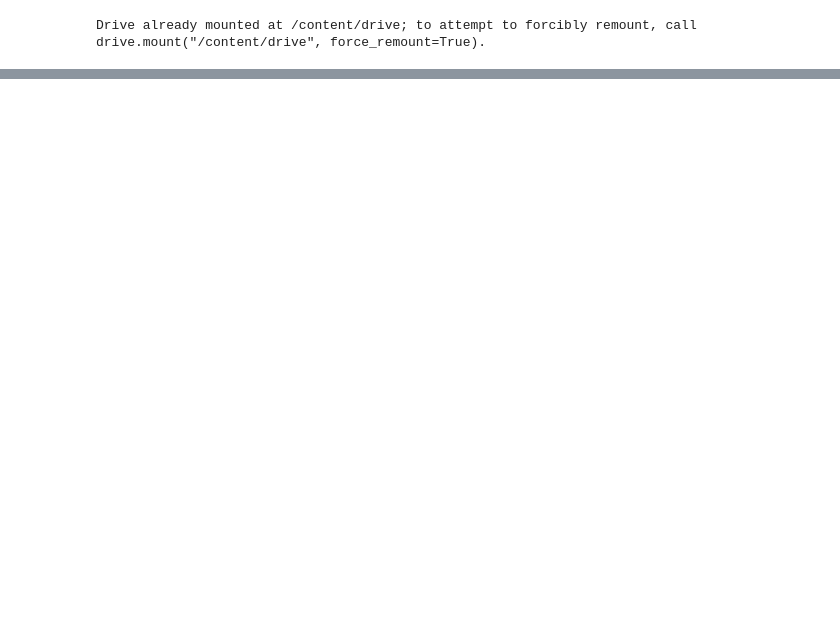
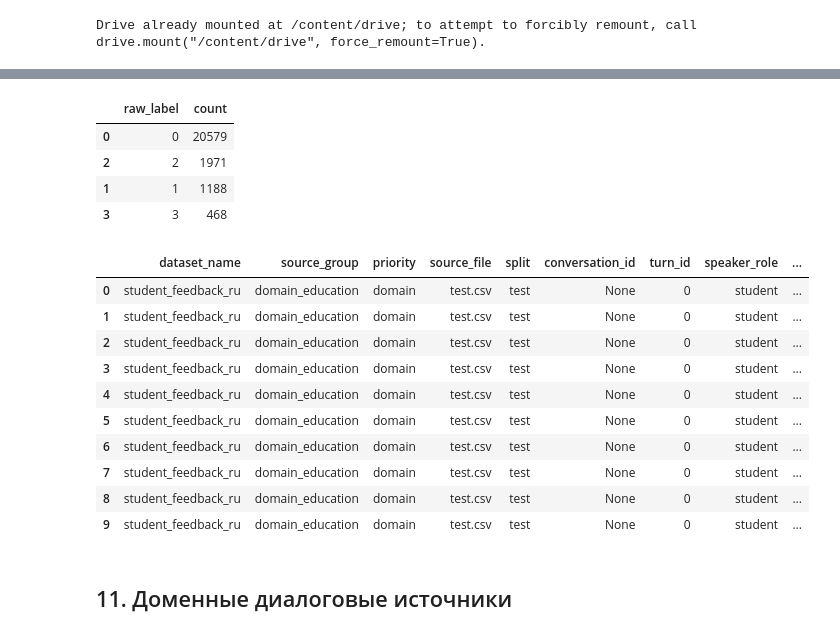
Before and after one commit to DenisBoytsov41/tutors-sentiment-coursework, a Jupyter notebook: notebooks/02_extract_domain_texts.ipynb, the cells around one changed output, grey strips where cells are left out. Cells and saved outputs as stored; diff of their text form; code cells hidden in the pictures; blank space fills up the shorter version.

```diff
--- a/notebooks/02_extract_domain_texts.ipynb
+++ b/notebooks/02_extract_domain_texts.ipynb
@@ -791,0 +612,29 @@ print("Объединённый файл :", MERGED_DIR / "domain_texts_unified.
+# %%
+def prepare_local_domain(path):
+    df = read_table(path).copy()
+
+    base = make_base_frame(
+        dataset_name="local_domain_ru",
+        source_group="local_domain",
+        priority="future_core",
+        path=path,
+        n_rows=len(df),
+    )
+
+    meta = []
+    for _, row in df.iterrows():
+        meta.append({
+            "meta": row["meta"] if "meta" in df.columns else None
+        })
+
+    base["conversation_id"] = df["conversation_id"] if "conversation_id" in df.columns else None
+    base["turn_id"] = df["turn_id"] if "turn_id" in df.columns else None
+    base["speaker_role"] = df["speaker_role"].map(normalize_role) if "speaker_role" in df.columns else None
+    base["text_raw"] = df["text"].map(normalize_spaces)
+    base["text_clean"] = base["text_raw"].map(clean_text_soft)
+    base["raw_label"] = None
+    base["target_label"] = None
+    base["label_type"] = "unlabeled_dialogue"
+    base["meta_json"] = [to_json_safe(x) for x in meta]
+
+    return finalize_common_frame(base)
@@ -791,0 +943,29 @@ print("Объединённый файл :", MERGED_DIR / "domain_texts_unified.
+# %%
+student_feedback_long_summary_df = (
+    student_feedback_long_df.groupby("raw_label")
+    .size()
+    .reset_index(name="count")
+    .sort_values("count", ascending=False)
+)
+
+display(student_feedback_long_summary_df.head(30))
+display(student_feedback_long_df.head(10))
+# %% [output]
+|  | raw_label | count |
+| 0 | 0 | 20579 |
+| 2 | 2 | 1971 |
+| 1 | 1 | 1188 |
+| 3 | 3 | 468 |
+|  | dataset_name | source_group | priority | source_file | split | conversation_id | turn_id | speaker_role | ... |
+| 0 | student_feedback_ru | domain_education | domain | test.csv | test | None | 0 | student | ... |
+| 1 | student_feedback_ru | domain_education | domain | test.csv | test | None | 0 | student | ... |
+| 2 | student_feedback_ru | domain_education | domain | test.csv | test | None | 0 | student | ... |
+| 3 | student_feedback_ru | domain_education | domain | test.csv | test | None | 0 | student | ... |
+| 4 | student_feedback_ru | domain_education | domain | test.csv | test | None | 0 | student | ... |
+| 5 | student_feedback_ru | domain_education | domain | test.csv | test | None | 0 | student | ... |
+| 6 | student_feedback_ru | domain_education | domain | test.csv | test | None | 0 | student | ... |
+| 7 | student_feedback_ru | domain_education | domain | test.csv | test | None | 0 | student | ... |
+| 8 | student_feedback_ru | domain_education | domain | test.csv | test | None | 0 | student | ... |
+| 9 | student_feedback_ru | domain_education | domain | test.csv | test | None | 0 | student | ... |
+# %% [markdown]
+## 11. Доменные диалоговые источники
```
Also changed, not shown: parts of 86 cells of this notebook.
